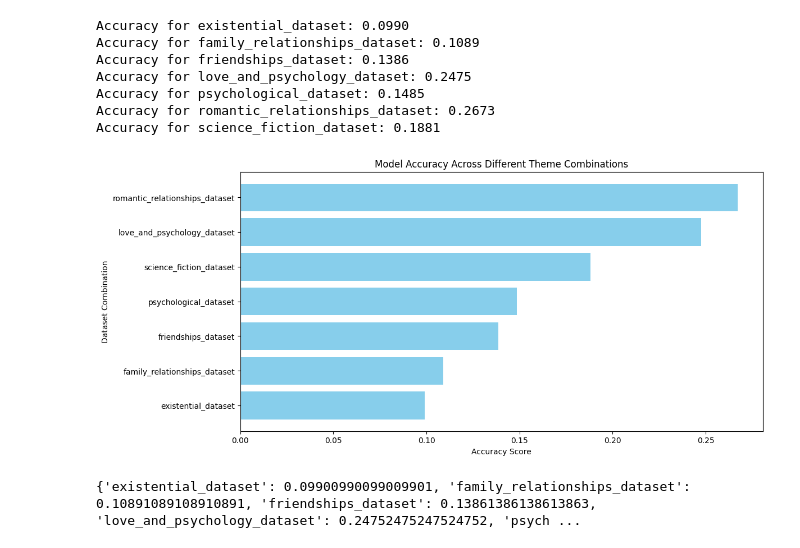
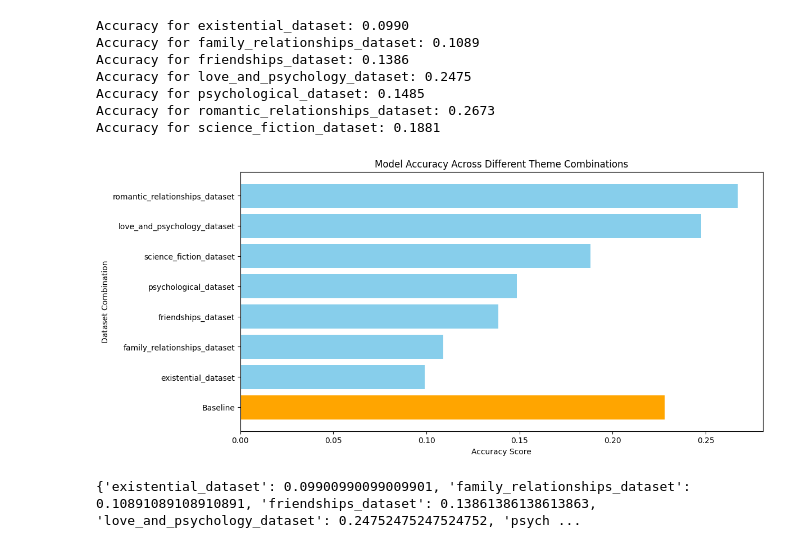
Before and after one commit to Thimomo/IMDB-category-generalization, a Jupyter notebook: hierarchy.ipynb, the cells around one changed output. Drawn from its saved outputs; the diff is of its cells as text; code cells hidden in the pictures.

```diff
--- a/hierarchy.ipynb
+++ b/hierarchy.ipynb
@@ -141,17 +141,21 @@ Accuracy for science_fiction_dataset: 0.1881
 # %%
 #Sort results by accuracy
 sorted_results = dict(sorted(accuracy_results.items(), key=lambda item: item[1], reverse=True))
+# %%
+#Baseline recorded earlier
+baseline = 0.228
 # %%
 #Plot accuracy results
 plt.figure(figsize=(12, 6))
 plt.barh(list(sorted_results.keys()), list(sorted_results.values()), color='skyblue')
+plt.barh("Baseline", baseline, color="orange", label="Baseline")
 plt.xlabel("Accuracy Score")
 plt.ylabel("Dataset Combination")
 plt.title("Model Accuracy Across Different Theme Combinations")
 plt.gca().invert_yaxis()
 plt.show()
 # %% [output]
-[figure, old version]
+[figure, new version]
 # %%
 print(accuracy_results)
 # %% [output]
```
Also changed, not shown: parts of 1 cell of this notebook, 2 other files.
